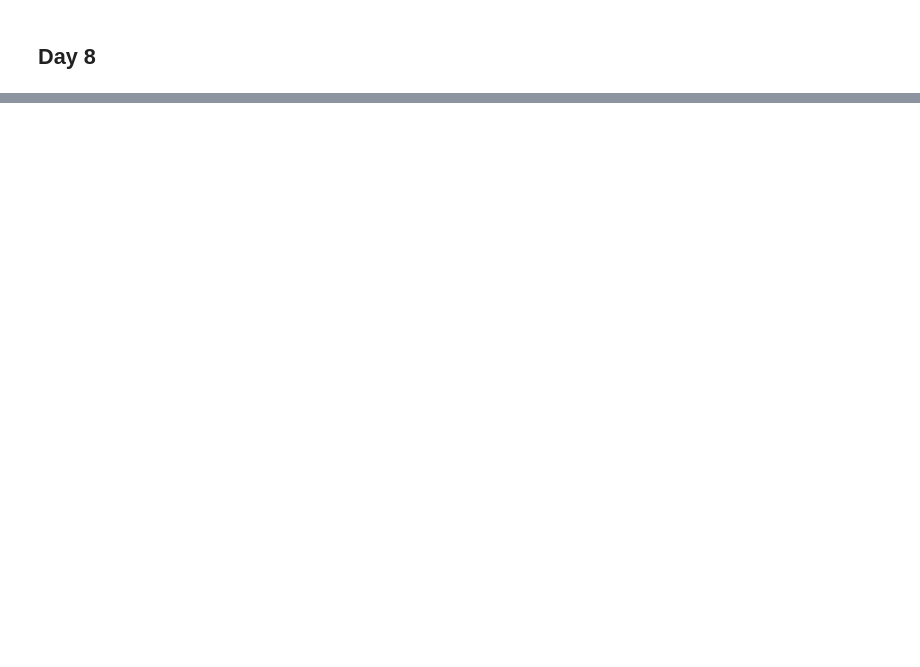
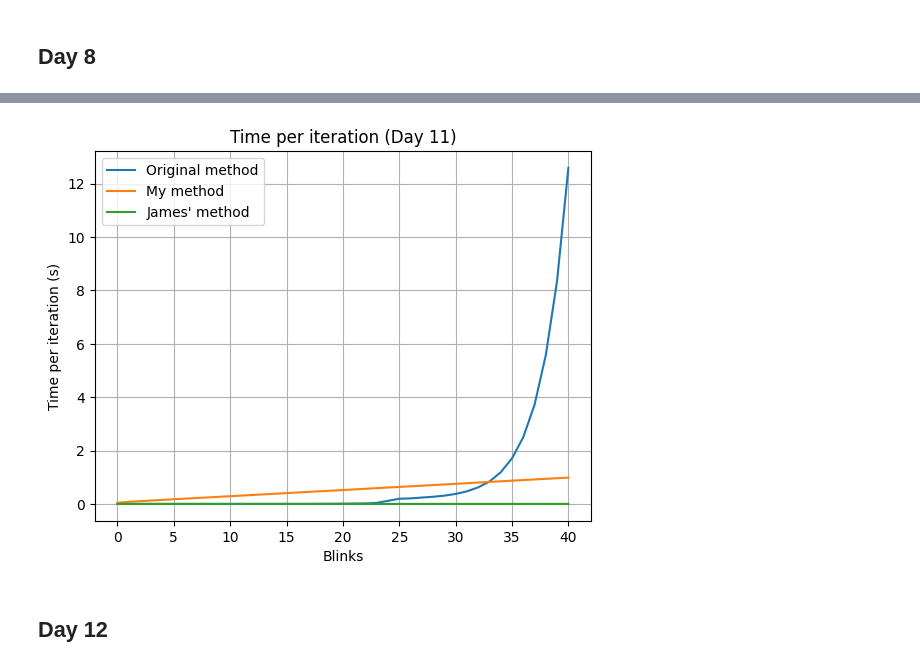
Before and after one commit to etattershall/advent_of_code, a Jupyter notebook: Advent.ipynb, the cells around one changed output, grey strips where cells are left out. Cells and saved outputs as stored; diff of their text form; code cells hidden in the pictures; blank space fills up the shorter version.

```diff
--- a/Advent.ipynb
+++ b/Advent.ipynb
@@ -181,7 +194,7 @@ def is_legal(update, rule_lookup):
 
     return legal
 
-with open('data/day5.txt') as f:
+with open('data/day5example.txt') as f:
     line = f.read()
 
 rules, updates = line.split("\n\n")
@@ -368,7 +389,7 @@ print(f"Part 2 answer is {len(obstruction_locations)}")
 # %% [markdown]
 ## Day 7
 # %%
-with open('data/day7.txt') as f:
+with open('data/day7example.txt') as f:
     lines = f.read().splitlines()
 
 # Part 1
@@ -393,7 +414,6 @@ for answer, numbers in zip(answer_list, number_list):
                 sumup += num
             elif operator == "*":
                 sumup *= num
-
         if sumup == answer:
             summed_answer += answer
             break
@@ -558,0 +831,18 @@ print(f"Part 2 answer is {int(np.sum(antinode_grid))}")
+# %%
+t0 = time.time()
+stones = [int(s) for s in line.split(" ")]
+stone_dict = defaultdict(int)
+for stone in stones:
+    stone_dict[stone] += 1
+
+for i in range(75):
+    new_stone_dict = defaultdict(int)
+    for stone in stone_dict:
+        new_stones = process_stone(stone)
+        for new_stone in new_stones:
+            new_stone_dict[new_stone] += stone_dict[stone]
+
+    stone_dict = new_stone_dict.copy()
+
+print(f"Part 2 answer is {sum(stone_dict.values())}")
+print(f"Completed in {time.time()-t0}")
@@ -558,0 +926,15 @@ print(f"Part 2 answer is {int(np.sum(antinode_grid))}")
+# %%
+import matplotlib.pyplot as plt
+
+plt.plot(range(41), m1, label="Original method")
+plt.plot(range(41), m2, label="My method")
+plt.plot(range(41), m3[:41], label="James' method")
+plt.xlabel("Blinks")
+plt.ylabel("Time per iteration (s)")
+plt.title("Time per iteration (Day 11)")
+plt.legend()
+plt.grid()
+# %% [output]
+[figure, added]
+# %% [markdown]
+## Day 12
```
Also changed, not shown: parts of 27 cells of this notebook.
